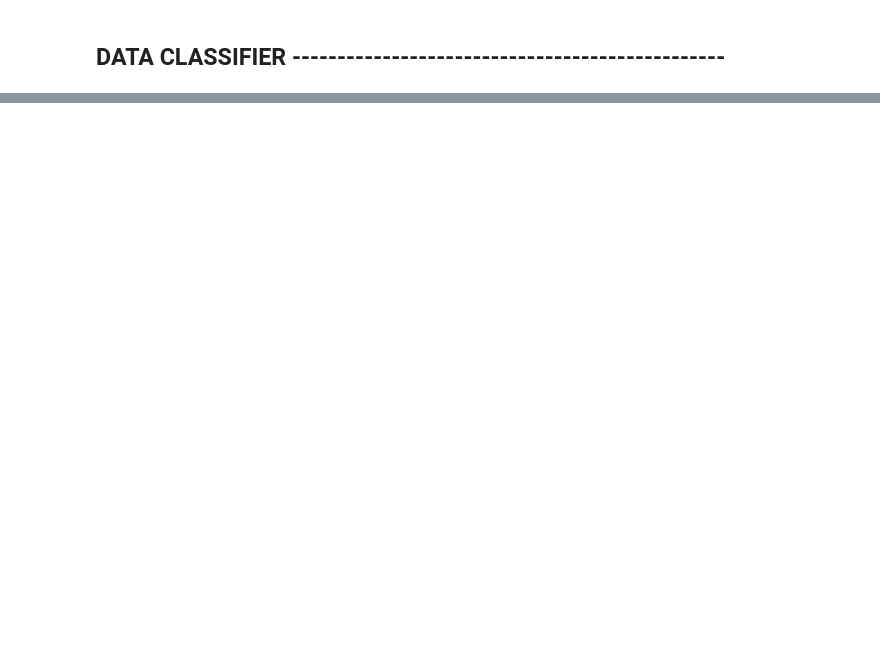
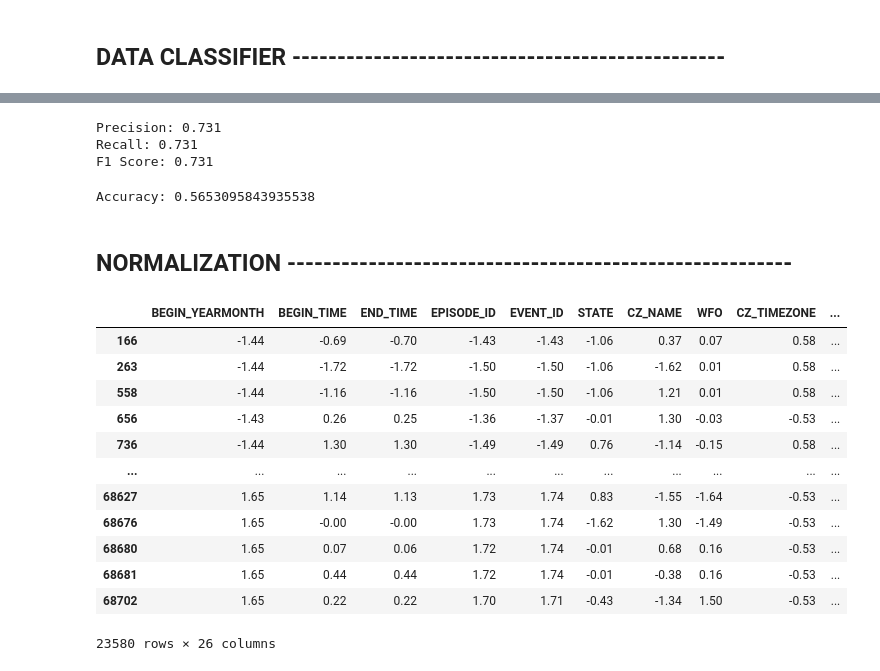
Before and after one commit to DorisSanchez-Velasquez/NaturalDisasterReport, a Jupyter notebook: main.ipynb, the cells around one changed output, grey strips where cells are left out. Saved outputs shown, nothing was run; the diff lists cells and outputs as text; code cells hidden in the pictures; blank space fills up the shorter version.

```diff
--- a/main.ipynb
+++ b/main.ipynb
@@ -207,5 +225,64 @@ Accuracy: 0.7138464800678541
+# %%
+#EVALUATING THE CLASSIFIER
+from sklearn.metrics import precision_score, recall_score, f1_score, accuracy_score, roc_auc_score
+
+print('Precision: %.3f' % precision_score(y_test, y_pred, average='micro'))
+print('Recall: %.3f' % recall_score(y_test, y_pred, average = 'micro'))
+print('F1 Score: %.3f' % f1_score(y_test, y_pred, average = 'micro'))
+# %% [output]
+Precision: 0.731
+Recall: 0.731
+F1 Score: 0.731
+# %%
+##ADA BOOST ALGORITHM IMPROVEMENT
+# Load libraries
+from sklearn.ensemble import AdaBoostClassifier
+from sklearn import datasets
+# Import train_test_split function
+from sklearn.model_selection import train_test_split
+#Import scikit-learn metrics module for accuracy calculation
+from sklearn import metrics
+
+
+# Split the data into features (X) and target (y)
+X = classifier_DisasterDf.drop('TOR_F_SCALE', axis=1)
+y = classifier_DisasterDf['TOR_F_SCALE']
+
+# Split dataset into training set and test set
+X_train, X_test, y_train, y_test = train_test_split(X, y, test_size=0.2) # 70% training and 30% test
+# Create adaboost classifer object
+abc = AdaBoostClassifier(n_estimators=50,
+                         learning_rate=1)
+# Train Adaboost Classifer
+model = abc.fit(X_train, y_train)
+
+#Predict the response for test dataset
+y_pred = model.predict(X_test)
+
+print("Accuracy:",metrics.accuracy_score(y_test, y_pred))
+# %% [output]
+Accuracy: 0.5653095843935538
+# %% [markdown]
+## NORMALIZATION --------------------------------------------------------
 # %%
 ##SIDE NOTE:
 # Normalize the data in order to test a Gaussian Classifier to determine the magnitue of the tornadoes and
 #Also implement a distance based classifier to determine the amount of damage that will be incurred from the tornadoes based on magnitude, intensity, size etc.
 # To do this, we'll have to perform normalization to remove the skewed distribition and any effects caused by outliers
+# %%
+#normalizing dataframe
+temp_df.apply(lambda iterator: ((iterator - iterator.mean())/iterator.std()).round(2))
+# %% [output]
+|  | BEGIN_YEARMONTH | BEGIN_TIME | END_TIME | EPISODE_ID | EVENT_ID | STATE | CZ_NAME | WFO | CZ_TIMEZONE | ... |
+| 166 | -1.44 | -0.69 | -0.70 | -1.43 | -1.43 | -1.06 | 0.37 | 0.07 | 0.58 | ... |
+| 263 | -1.44 | -1.72 | -1.72 | -1.50 | -1.50 | -1.06 | -1.62 | 0.01 | 0.58 | ... |
+| 558 | -1.44 | -1.16 | -1.16 | -1.50 | -1.50 | -1.06 | 1.21 | 0.01 | 0.58 | ... |
+| 656 | -1.43 | 0.26 | 0.25 | -1.36 | -1.37 | -0.01 | 1.30 | -0.03 | -0.53 | ... |
+| 736 | -1.44 | 1.30 | 1.30 | -1.49 | -1.49 | 0.76 | -1.14 | -0.15 | 0.58 | ... |
+| ... | ... | ... | ... | ... | ... | ... | ... | ... | ... | ... |
+| 68627 | 1.65 | 1.14 | 1.13 | 1.73 | 1.74 | 0.83 | -1.55 | -1.64 | -0.53 | ... |
+| 68676 | 1.65 | -0.00 | -0.00 | 1.73 | 1.74 | -1.62 | 1.30 | -1.49 | -0.53 | ... |
+| 68680 | 1.65 | 0.07 | 0.06 | 1.72 | 1.74 | -0.01 | 0.68 | 0.16 | -0.53 | ... |
+| 68681 | 1.65 | 0.44 | 0.44 | 1.72 | 1.74 | -0.01 | -0.38 | 0.16 | -0.53 | ... |
+| 68702 | 1.65 | 0.22 | 0.22 | 1.70 | 1.71 | -0.43 | -1.34 | 1.50 | -0.53 | ... |
+23580 rows × 26 columns
```
Also changed, not shown: parts of 10 cells of this notebook.
